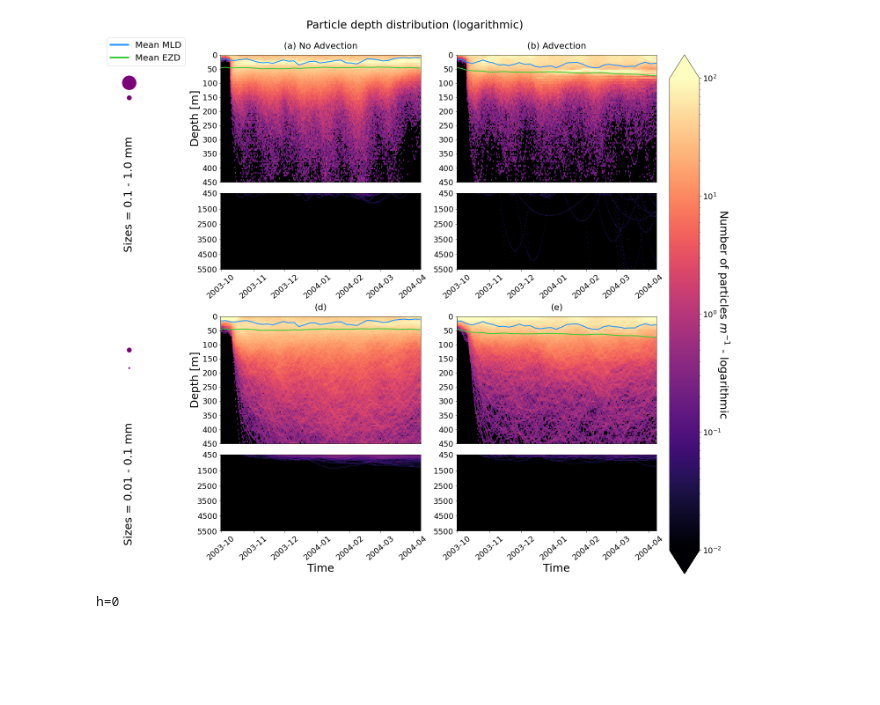
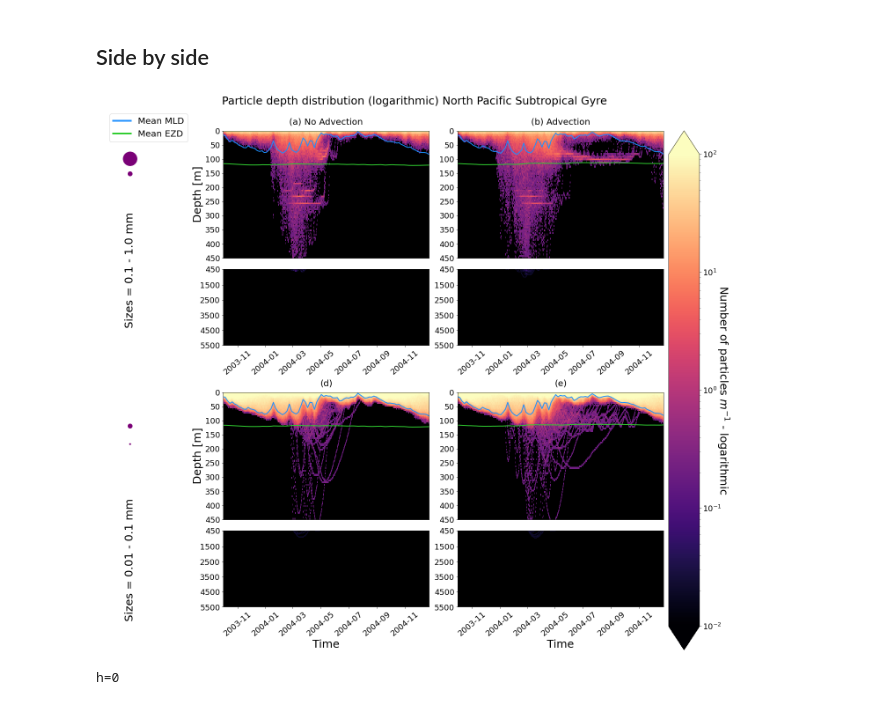
Before and after one commit to OceanParcels/biofouling_3dtransport_2, a Jupyter notebook: Analysis/3D-comp.ipynb, the cells around one changed output. Cells and saved outputs as stored; diff of their text form; code cells hidden in the pictures; blank space fills up the shorter version.

```diff
--- a/Analysis/3D-comp.ipynb
+++ b/Analysis/3D-comp.ipynb
@@ -26,0 +186,21 @@ rho_pl = 920
+# %%
+fig = plt.figure(figsize=(8,10),constrained_layout=True)
+gs = gridspec.GridSpec(ncols=1, nrows=3, figure=fig)
+ax1 = fig.add_subplot(gs[0, 0], projection=ccrs.PlateCarree(central_longitude=-160))
+ax1.set_global()
+ax1.add_feature(cfeature.LAND, color='gray')
+ax2 = fig.add_subplot(gs[1, 0], projection=ccrs.PlateCarree(central_longitude=-160))
+ax2.set_global()
+ax2.add_feature(cfeature.LAND, color='gray')
+ax3 = fig.add_subplot(gs[2, 0], projection=ccrs.PlateCarree(central_longitude=-160))
+ax3.set_global()
+ax3.add_feature(cfeature.LAND, color='gray')
+
+axes = [ax1, ax2, ax3]
+
+for i, ax in enumerate(axes):
+    ax.scatter(dslist[i]['lon'][:,-1],dslist[i]['lat'][:,-1], c='r', s=3, alpha=0.4, transform=ccrs.PlateCarree())
+    ax.scatter(dslist[i]['lon'][:,0],dslist[i]['lat'][:,0], c='k', s=3, alpha=0.4, transform=ccrs.PlateCarree())
+    ax.text(0.05,0.2,'t = '+str((dslist[i]['time'][0,-1]-dslist[i]['time'][0,0]).values/ np.timedelta64(1, 'D'))+' days', transform=ax.transAxes)
+
+plt.savefig(datadir+'advection')
@@ -27,5 +209,7 @@ rho_pl = 920
+# %% [markdown]
+## Side by side
 # %%
-region = 'EqPac'
+region = 'NPSG'
 dt = 60                       # [seconds]
 outputdt = 12                 # [hours]
 mixing = 'markov_0_'+biofouling
@@ -54,11 +238,11 @@ ez_1 = np.concatenate(([ez_1[0]],ez_1))
 mldlist = [mld_0, mld_1]
 ezlist = [ez_0, ez_1]
 # %%
-obs_ids=[0,380]  # one year
+obs_ids=[0,900]  # one year
 # %%
-split_ds_0 = list(ds_0.groupby_bins('r_pl',sizebinedges[::-1]))[::-1]
-split_ds_1 = list(ds_1.groupby_bins('r_pl',sizebinedges[::-1]))[::-1]
-split_dslist = [split_ds_0, split_ds_1]
+split_ds_noadv = list(ds_0.groupby_bins('r_pl',sizebinedges[::-1]))[::-1]
+split_ds_adv = list(ds_1.groupby_bins('r_pl',sizebinedges[::-1]))[::-1]
+split_dslist = [split_ds_noadv, split_ds_adv]
 # %%
 depthbins = np.concatenate((np.linspace(0,445,90), np.linspace(450,5500,102)))
 sub_depths = [[0,91],[90,len(depthbins)]]
@@ -125,36 +309,36 @@ for i, ax_r in enumerate(axes[1:]):   # column: region
                 if i == 0:
                     ax.set_ylabel('Depth [m]', fontsize=25)#14
             if j == 1:
                 ax.set_ylim(depthbins[sub_depths[j][1]-1], depthbins[sub_depths[j][0]])
                 ax.set_yticks([5500,4500,3500,2500,1500,450])
 #                 ax.set_yticks((np.arange(depthbins[sub_depths[j][1]-1], depthbins[sub_depths[j][0]],-1000)))
                 ax.tick_params(axis='x', rotation=40) #20)
                 if c == 1:
                     ax.set_xlabel('Time', fontsize=25) #14)
 
 
 cb = fig.colorbar(pc, cax=ax15, extend='both')
 cb.set_label('Number of particles $m^{-1}$ - logarithmic', size=25, rotation=270, labelpad=20)
 cb.ax.tick_params(labelsize=18) #13)
 
-fig.suptitle('Particle depth distribution (logarithmic)', fontsize=25, y=1.03) #20) #January 2004 - January 2005
+fig.suptitle('Particle depth distribution (logarithmic) '+regions[region], fontsize=25, y=1.03) #20) #January 2004 - January 2005
 #plt.subplots_adjust(top=0.92)
 #fig.tight_layout(h_pad=1)
 #fig.tight_layout()
 for k, ds_r in enumerate(split_ds_0):
     axes[0][k].scatter(0.5,0.87,s=sizebinedges[k]*1000000,color=r_pl_clist[0])
     axes[0][k].scatter(0.5,0.80,s=sizebinedges[k+1]*1000000,color=r_pl_clist[0])
     axes[0][k].set_ylim(0,1)
     axes[0][k].text(0.5,0.35,'Sizes = '+ str(ds_r[0].left*1000)+' - '+str(ds_r[0].right*1000)+' mm',rotation=90, fontsize=25, horizontalalignment='center',verticalalignment='center')
     axes[0][k].axis('off')
 
 custom_lines = [Line2D([0], [0], color='dodgerblue', lw=4),
                 Line2D([0], [0], color='limegreen', lw=4)]
 
 ax1.legend(custom_lines, ["Mean MLD", "Mean EZD"], loc='upper right', fontsize=20, bbox_to_anchor=(1.5,1.1))
-plt.savefig(datadir+'fig02_adv')
+plt.savefig(datadir+'fig02_adv_'+region)
 # %% [output]
-[figure, old version]
+[figure, new version]
 # %%
 depth_Lobelle = np.zeros((len(dslist),len(split_ds_1),timeperiod,len(depthbins)-1))
 # %%
```
Also changed, not shown: parts of 18 cells of this notebook, 3 other files.
